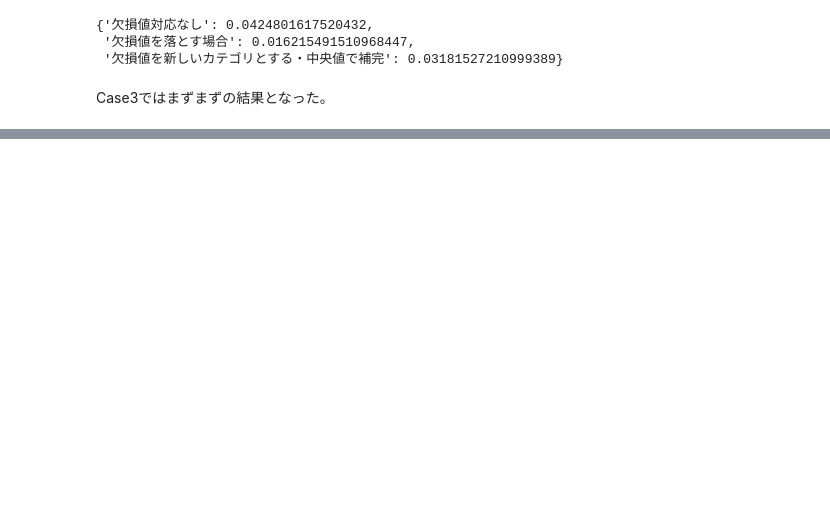
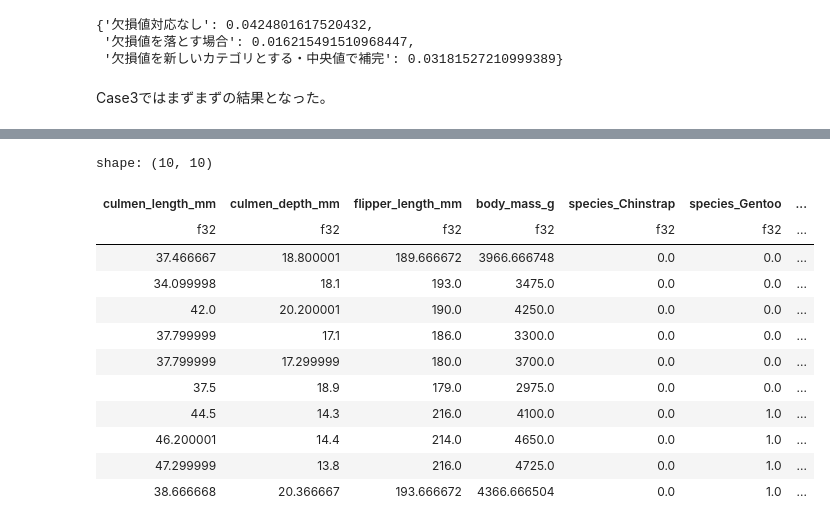
Before and after one commit to Mr-Garlic-Shrimp/TIL, a Jupyter notebook: Machine_Learning/ML_notebook-17(Missing_Value_Imputing_2).ipynb, the cells around one changed output, grey strips where cells are left out. Cells and saved outputs as stored; diff of their text form; code cells hidden in the pictures; blank space fills up the shorter version.

```diff
--- a/Machine_Learning/ML_notebook-17(Missing_Value_Imputing_2).ipynb
+++ b/Machine_Learning/ML_notebook-17(Missing_Value_Imputing_2).ipynb
@@ -673,0 +594,3 @@ Case3ではまずまずの結果となった。
+# %%
+# ダミー変数に変換するときはpandasの方が便利かも
+df4 = pd.get_dummies(df4.to_pandas(), drop_first=True)
@@ -673,0 +604,21 @@ Case3ではまずまずの結果となった。
+# %%
+# kNNImputerで欠損値を予測
+imputer = KNNImputer(n_neighbors=3)
+imputer.set_output(transform='pandas')
+df4_imputed = imputer.fit_transform(df4)
+# %%
+pl.from_pandas(df4_imputed)[null_index]
+# %% [output]
+shape: (10, 10)
+| culmen_length_mm | culmen_depth_mm | flipper_length_mm | body_mass_g | species_Chinstrap | species_Gentoo | ... |
+| f32 | f32 | f32 | f32 | f32 | f32 | ... |
+| 37.466667 | 18.800001 | 189.666672 | 3966.666748 | 0.0 | 0.0 | ... |
+| 34.099998 | 18.1 | 193.0 | 3475.0 | 0.0 | 0.0 | ... |
+| 42.0 | 20.200001 | 190.0 | 4250.0 | 0.0 | 0.0 | ... |
+| 37.799999 | 17.1 | 186.0 | 3300.0 | 0.0 | 0.0 | ... |
+| 37.799999 | 17.299999 | 180.0 | 3700.0 | 0.0 | 0.0 | ... |
+| 37.5 | 18.9 | 179.0 | 2975.0 | 0.0 | 0.0 | ... |
+| 44.5 | 14.3 | 216.0 | 4100.0 | 0.0 | 1.0 | ... |
+| 46.200001 | 14.4 | 214.0 | 4650.0 | 0.0 | 1.0 | ... |
+| 47.299999 | 13.8 | 216.0 | 4725.0 | 0.0 | 1.0 | ... |
+| 38.666668 | 20.366667 | 193.666672 | 4366.666504 | 0.0 | 1.0 | ... |
```
Also changed, not shown: parts of 34 cells of this notebook, 2 other files.
